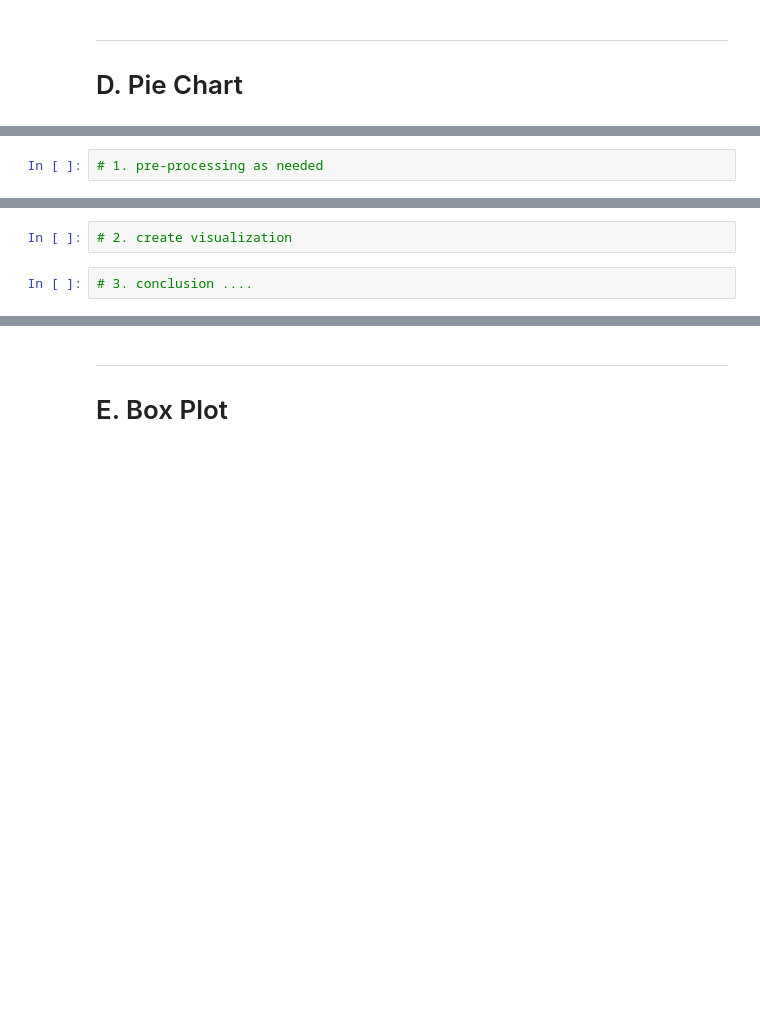
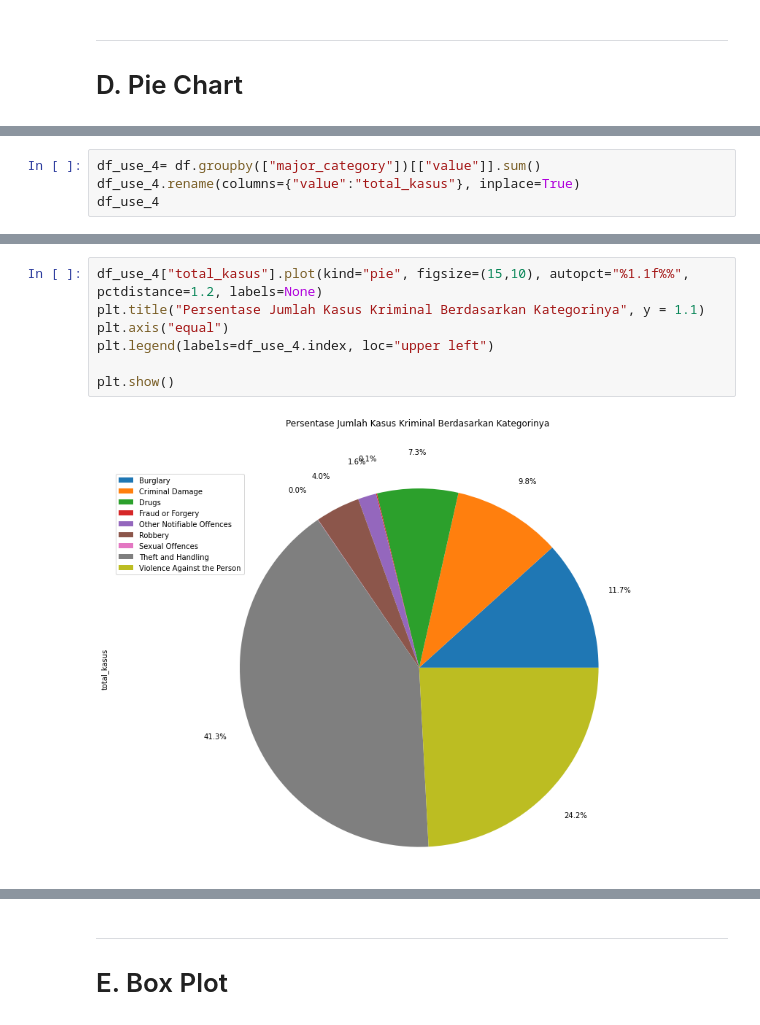
Before and after one commit to yonakisaragi/H8_3, a Jupyter notebook: PYTN_Assgn_1_3_Yona Ade Hermawan.ipynb, the cells around one changed output, grey strips where cells are left out. Cells and saved outputs as stored; diff of their text form; blank space fills up the shorter version.

```diff
--- a/PYTN_Assgn_1_3_Yona Ade Hermawan.ipynb
+++ b/PYTN_Assgn_1_3_Yona Ade Hermawan.ipynb
@@ -79,2 +241,4 @@ from wordcloud import WordCloud, STOPWORDS
 # %%
-# 1. pre-processing as needed
+df_use_4= df.groupby(["major_category"])[["value"]].sum()
+df_use_4.rename(columns={"value":"total_kasus"}, inplace=True)
+df_use_4
@@ -81,4 +257,9 @@ from wordcloud import WordCloud, STOPWORDS
 # %%
-# 2. create visualization
+df_use_4["total_kasus"].plot(kind="pie", figsize=(15,10), autopct="%1.1f%%", pctdistance=1.2, labels=None)
+plt.title("Persentase Jumlah Kasus Kriminal Berdasarkan Kategorinya", y = 1.1)
+plt.axis("equal")
+plt.legend(labels=df_use_4.index, loc="upper left")
+
+plt.show()
+# %% [output]
+[figure, added]
-# %%
-# 3. conclusion ....
```
Also changed, not shown: parts of 53 cells of this notebook.
